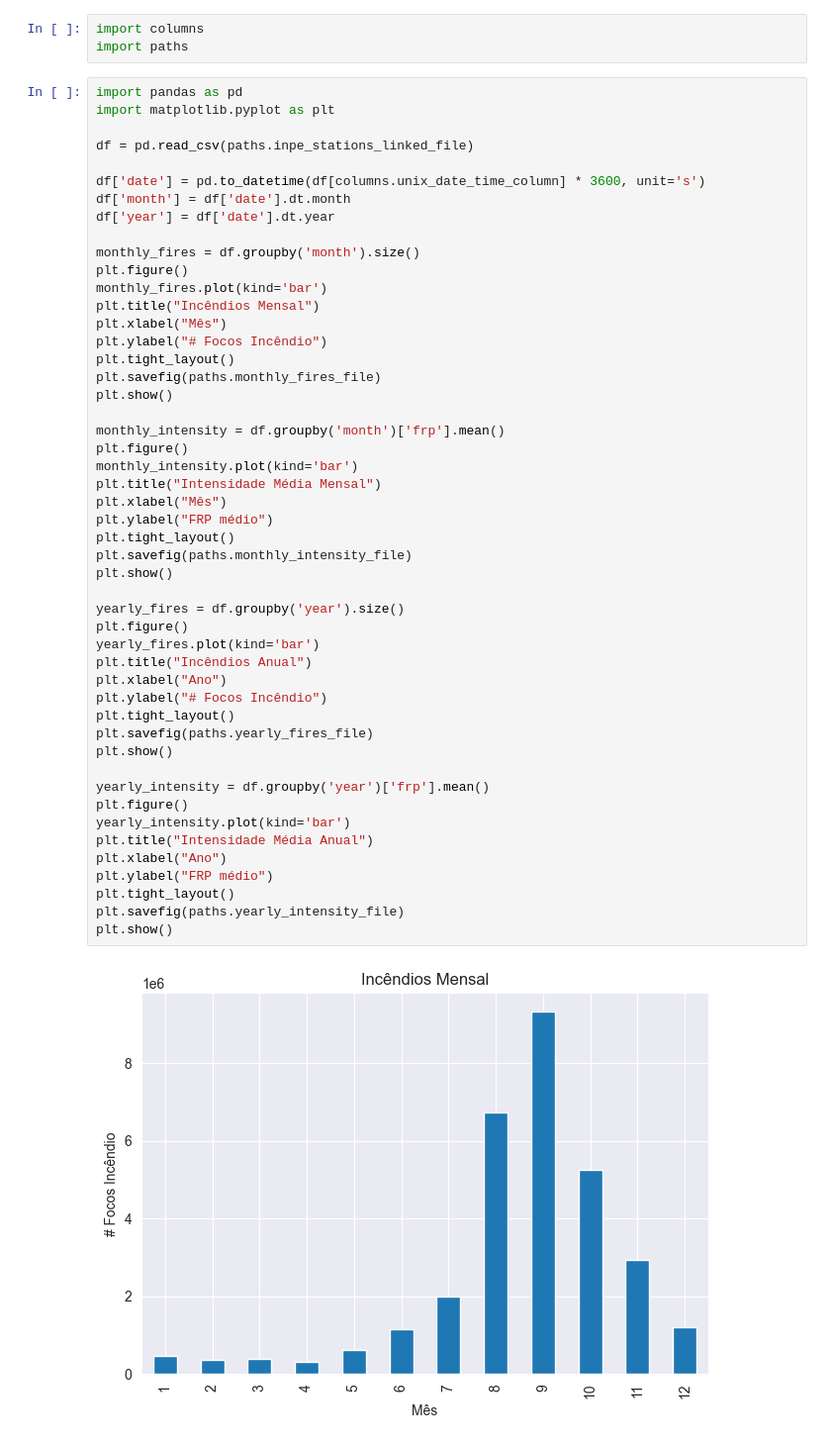
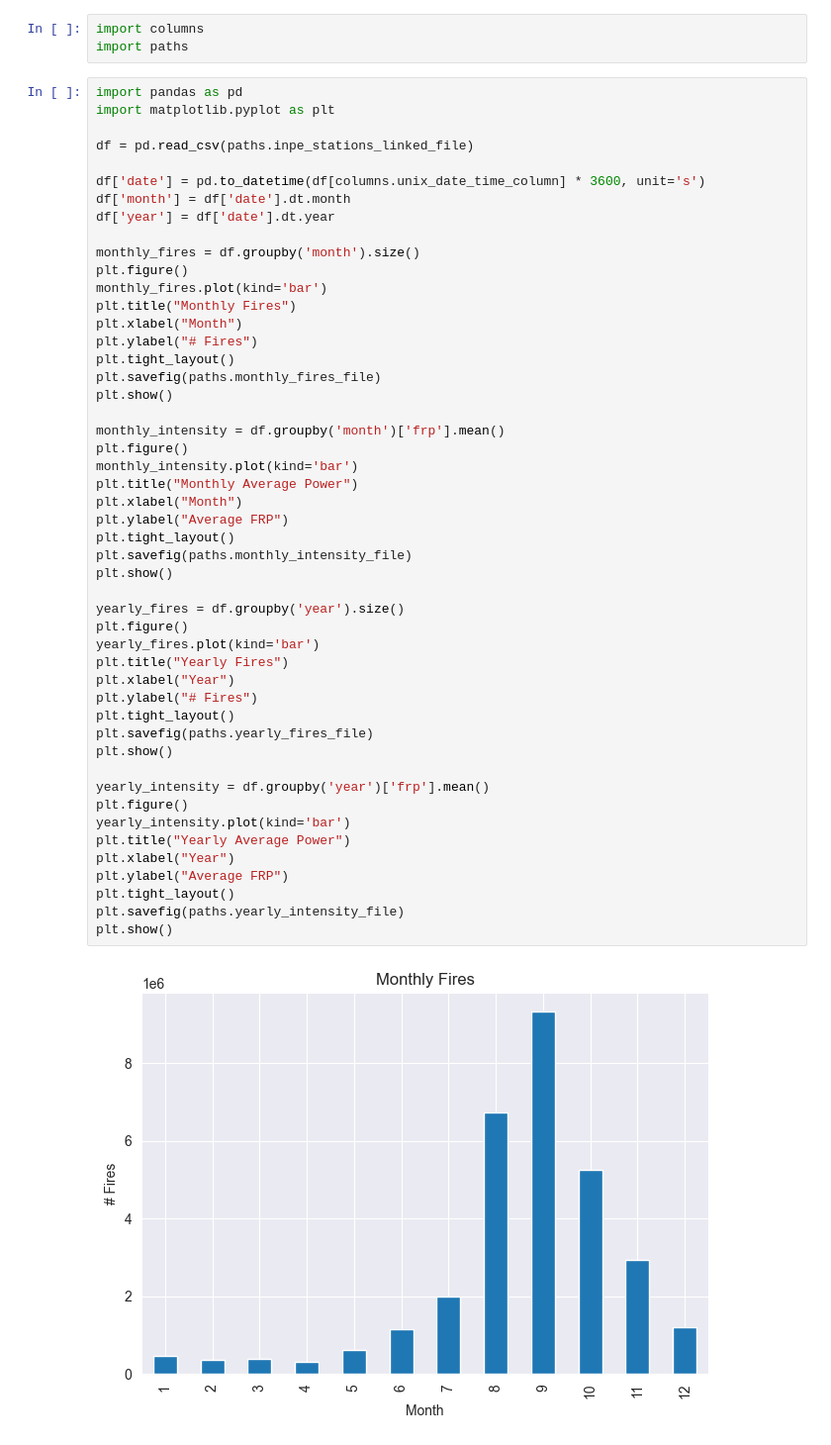
Before and after one commit to PhPires13/ICD-TP-Padroes-Atmosfericos-Sazonalidade-Queimadas, a Jupyter notebook: 3_data_visualization.ipynb, the cells around one changed output. Shown at 99% size. Saved outputs shown, nothing was run; the diff lists cells and outputs as text.

Commit message:
Confusion Matrix & English Graphs

```diff
--- a/3_data_visualization.ipynb
+++ b/3_data_visualization.ipynb
@@ -38,43 +38,43 @@ df['month'] = df['date'].dt.month
 df['year'] = df['date'].dt.year
 
 monthly_fires = df.groupby('month').size()
 plt.figure()
 monthly_fires.plot(kind='bar')
-plt.title("Incêndios Mensal")
-plt.xlabel("Mês")
-plt.ylabel("# Focos Incêndio")
+plt.title("Monthly Fires")
+plt.xlabel("Month")
+plt.ylabel("# Fires")
 plt.tight_layout()
 plt.savefig(paths.monthly_fires_file)
 plt.show()
 
 monthly_intensity = df.groupby('month')['frp'].mean()
 plt.figure()
 monthly_intensity.plot(kind='bar')
-plt.title("Intensidade Média Mensal")
-plt.xlabel("Mês")
-plt.ylabel("FRP médio")
+plt.title("Monthly Average Power")
+plt.xlabel("Month")
+plt.ylabel("Average FRP")
 plt.tight_layout()
 plt.savefig(paths.monthly_intensity_file)
 plt.show()
 
 yearly_fires = df.groupby('year').size()
 plt.figure()
 yearly_fires.plot(kind='bar')
-plt.title("Incêndios Anual")
-plt.xlabel("Ano")
-plt.ylabel("# Focos Incêndio")
+plt.title("Yearly Fires")
+plt.xlabel("Year")
+plt.ylabel("# Fires")
 plt.tight_layout()
 plt.savefig(paths.yearly_fires_file)
 plt.show()
 
 yearly_intensity = df.groupby('year')['frp'].mean()
 plt.figure()
 yearly_intensity.plot(kind='bar')
-plt.title("Intensidade Média Anual")
-plt.xlabel("Ano")
-plt.ylabel("FRP médio")
+plt.title("Yearly Average Power")
+plt.xlabel("Year")
+plt.ylabel("Average FRP")
 plt.tight_layout()
 plt.savefig(paths.yearly_intensity_file)
 plt.show()
 # %% [output]
-[figure, old version]
+[figure, new version]
```
Also changed, not shown: parts of 1 cell of this notebook, 9 other files.
